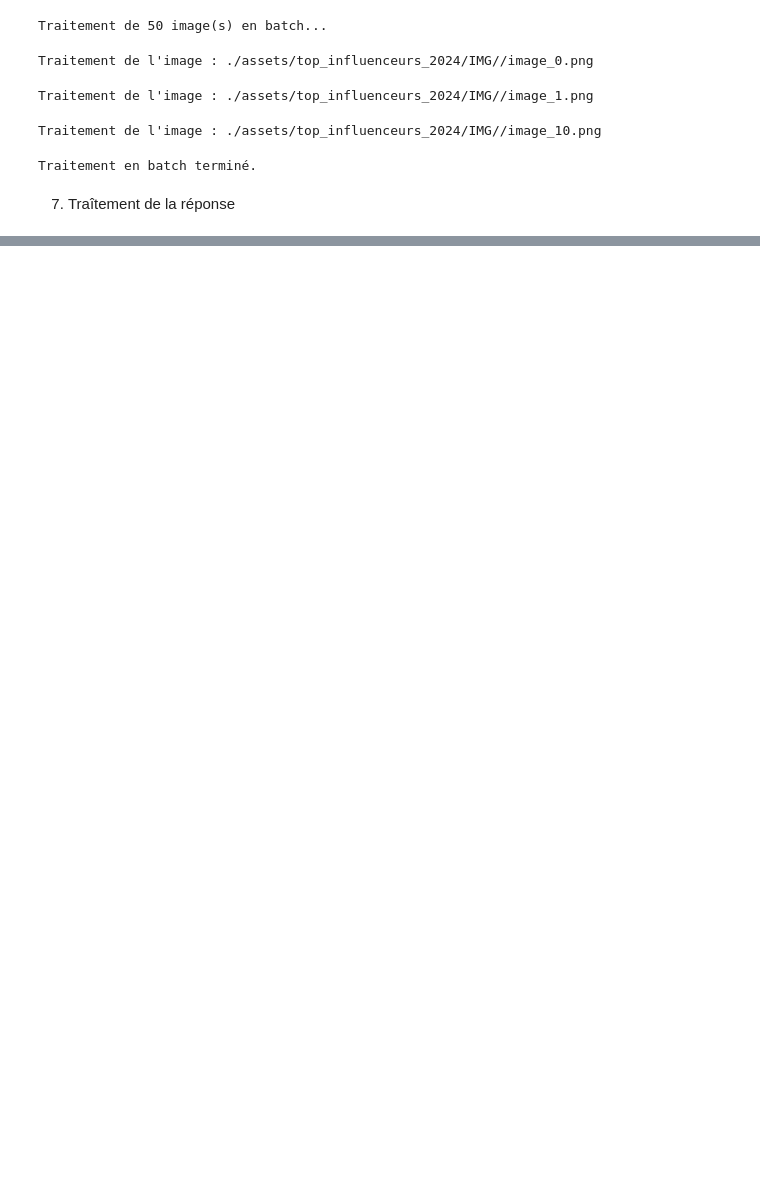
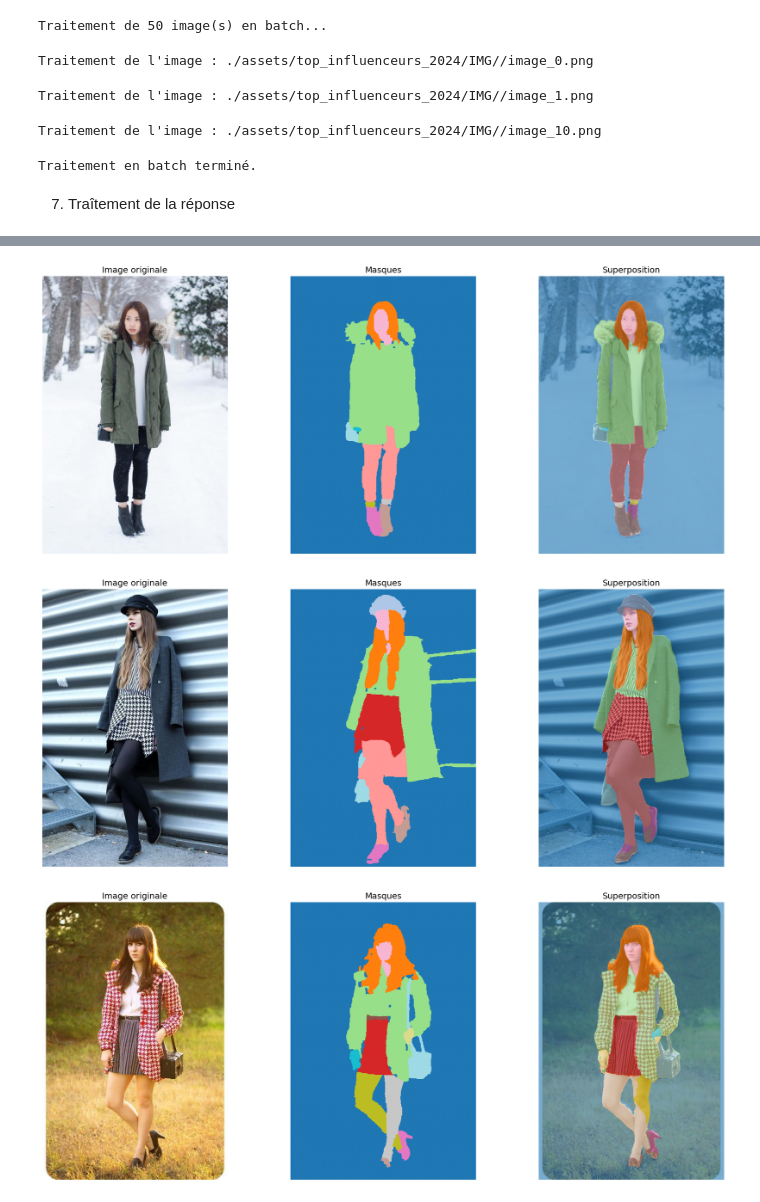
Before and after one commit to Christophe-Ringot/OC_02_ModeTrends, a Jupyter notebook: main.ipynb, the cells around one changed output, grey strips where cells are left out. Cells and saved outputs as stored; diff of their text form; code cells hidden in the pictures; blank space fills up the shorter version.

```diff
--- a/main.ipynb
+++ b/main.ipynb
@@ -255,0 +213,53 @@ for i, combined_mask in enumerate(batch_seg_results):
+# %%
+def display_segmented_images_batch(original_image_paths, segmentation_masks):
+    """
+    Affiche les images originales et leurs masques segmentés.
+
+    Args:
+        original_image_paths (list): Liste des chemins des images originales.
+        segmentation_masks (list): Liste des masques segmentés (NumPy arrays).
+    """
+    # Matplotlib, ça vous parle ?
+    # Alors... au travail ! 😉
+    for i, combined_mask in enumerate(batch_seg_results):
+        image = Image.open(image_paths[i])
+        mask = Image.open(mask_paths[i])
+
+        if isinstance(combined_mask, np.ndarray):
+
+            # Crée une figure avec 1 ligne et 3 colonnes
+            # figsize pour gérer la taille de l'image
+            _, axs = plt.subplots(1, 3, figsize=(18, 7))
+
+            # Image
+            axs[0].imshow(image)
+            axs[0].set_title("Image originale", fontsize=14)
+            axs[0].axis("off")
+
+            # Masques
+
+            axs[1].imshow(mask, cmap="tab20")
+            axs[1].set_title("Masques", fontsize=14)
+            axs[1].axis("off")
+
+            # Superposition
+            axs[2].imshow(image)
+            axs[2].imshow(combined_mask, alpha=0.6, cmap="tab20")
+            axs[2].set_title("Superposition", fontsize=14)
+            axs[2].axis("off")
+
+            plt.tight_layout()
+            plt.show()
+        else:
+            print("Aucune image à traiter en batch.")
+
+
+# Afficher les résultats du batch
+if batch_seg_results:
+    display_segmented_images_batch(image_paths, batch_seg_results)
+else:
+    print("Aucun résultat de segmentation à afficher.")
+# %% [output]
+[figure, added]
+[figure, added]
+[figure, added]
```
Also changed, not shown: parts of 2 cells of this notebook.
